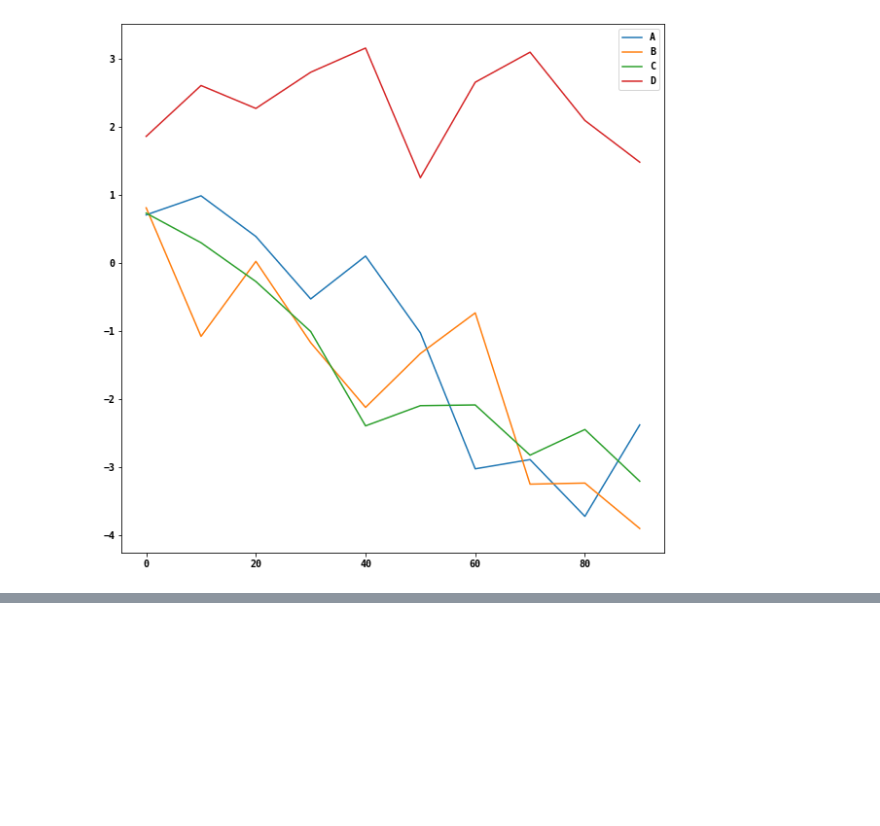
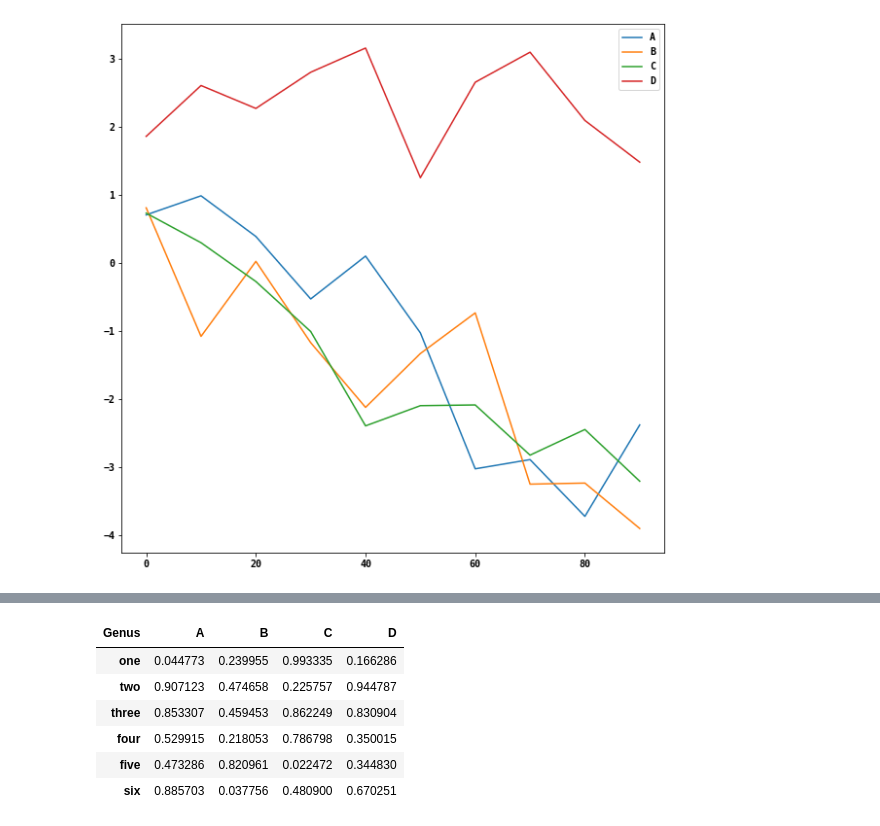
Before and after one commit to Kaiquenakao/plotagem-visualizacao, a Jupyter notebook: plotagem.ipynb, the cells around one changed output, grey strips where cells are left out. Saved outputs shown, nothing was run; the diff lists cells and outputs as text; code cells hidden in the pictures; blank space fills up the shorter version.

```diff
--- a/plotagem.ipynb
+++ b/plotagem.ipynb
@@ -370,0 +411,10 @@ df.plot()
+# %%
+df
+# %% [output]
+| Genus | A | B | C | D |
+| one | 0.044773 | 0.239955 | 0.993335 | 0.166286 |
+| two | 0.907123 | 0.474658 | 0.225757 | 0.944787 |
+| three | 0.853307 | 0.459453 | 0.862249 | 0.830904 |
+| four | 0.529915 | 0.218053 | 0.786798 | 0.350015 |
+| five | 0.473286 | 0.820961 | 0.022472 | 0.344830 |
+| six | 0.885703 | 0.037756 | 0.480900 | 0.670251 |
```
Also changed, not shown: parts of 6 cells of this notebook.
